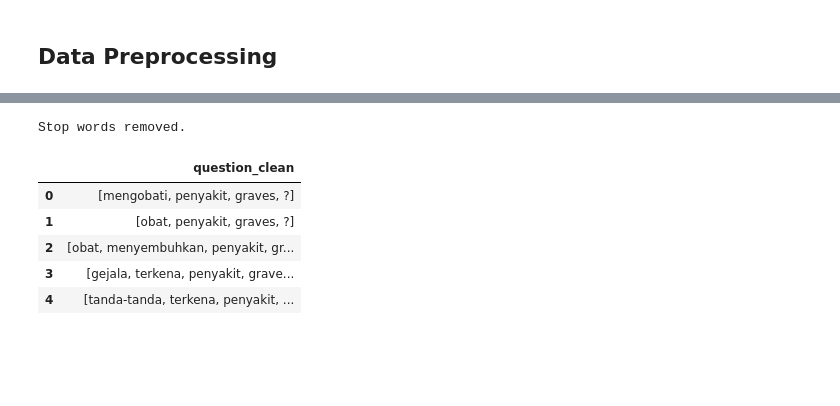
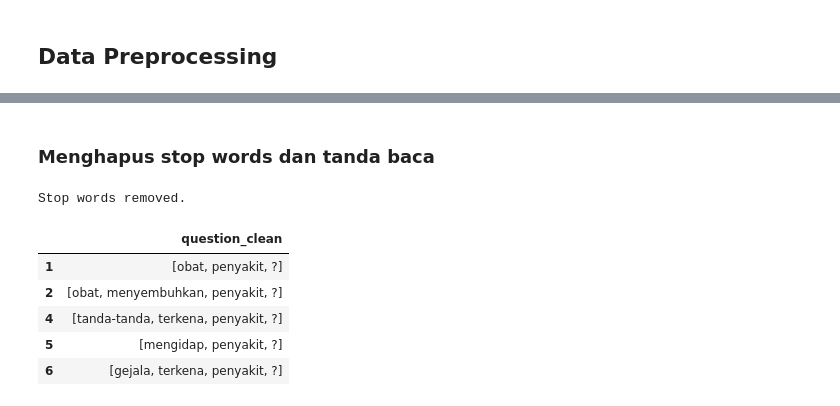
Before and after one commit to hollyyph/TiroidBot, a Jupyter notebook: IF5172_Experiment.ipynb, the cells around one changed output, grey strips where cells are left out. Saved outputs shown, nothing was run; the diff lists cells and outputs as text; code cells hidden in the pictures; blank space fills up the shorter version.

```diff
--- a/IF5172_Experiment.ipynb
+++ b/IF5172_Experiment.ipynb
@@ -68,0 +94,5 @@ df['label'].value_counts().plot(kind='bar')
+# %%
+# Check length per question
+df['question_length'] = df['question'].str.split().str.len()
+print(f"Max: {df['question_length'].max()} | Min: {df['question_length'].min()}")
+df['question_length'].plot.hist()
@@ -68,0 +127,4 @@ df['label'].value_counts().plot(kind='bar')
+# %%
+# We will remove all of those above
+df = df[~((df['question'].str.lower().str.contains("dok | dokter")) & (df['question_length'] > 15))]
+df
@@ -68,0 +145,5 @@ df['label'].value_counts().plot(kind='bar')
+# %%
+# Check length per question
+df['question_length'] = df['question'].str.split().str.len()
+print(f"Max: {df['question_length'].max()} | Min: {df['question_length'].min()}")
+df['question_length'].plot.hist()
@@ -71,2 +182,4 @@ df['label'].value_counts().plot(kind='bar')
+# %%
+df = df.drop_duplicates(keep='last')
 # %%
 # read the dictionary of slang-formal words
@@ -92,18 +228,22 @@ Tokenization complete.
+# %% [markdown]
+### Menghapus stop words dan tanda baca
 # %%
 # Remove stop words
 stop_words=set(nltk.corpus.stopwords.words("indonesian"))
+stop_words.add('grave')
+stop_words.add('graves')
 df['question_clean'] = df['question_clean'].apply(lambda x: [item for item in x if item not in stop_words])
 print('Stop words removed.')
 
 df[['question_clean']].head()
 # %% [output]
 Stop words removed.
 |  | question_clean |
-| 0 | [mengobati, penyakit, graves, ?] |
-| 1 | [obat, penyakit, graves, ?] |
-| 2 | [obat, menyembuhkan, penyakit, gr... |
-| 3 | [gejala, terkena, penyakit, grave... |
-| 4 | [tanda-tanda, terkena, penyakit, ... |
+| 1 | [obat, penyakit, ?] |
+| 2 | [obat, menyembuhkan, penyakit, ?] |
+| 4 | [tanda-tanda, terkena, penyakit, ?] |
+| 5 | [mengidap, penyakit, ?] |
+| 6 | [gejala, terkena, penyakit, ?] |
 # %%
 # Remove numbers, punctuation and special characters (only keep words)
 regex = '[a-z]+'
```
Also changed, not shown: parts of 74 cells of this notebook, 1 other file.
